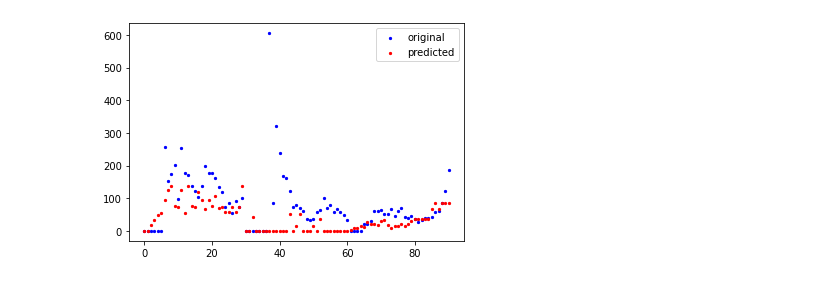
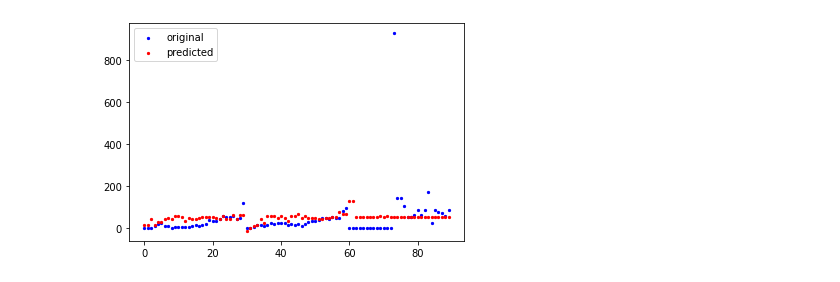
Before and after one commit to JumjieYang/COVID19-ML, a Jupyter notebook: predict.ipynb, the cells around one changed output. Cells and saved outputs as stored; diff of their text form; code cells hidden in the pictures.

```diff
--- a/predict.ipynb
+++ b/predict.ipynb
@@ -4,22 +4,15 @@ import pandas as pd
 import matplotlib.pyplot as plt
 
 from sklearn.neighbors import KNeighborsRegressor as KNN
-from sklearn.tree import DecisionTreeClassifier as DTC
 from sklearn.tree import DecisionTreeRegressor as DTR
 from sklearn import metrics
 from math import sqrt
 
 df = pd.read_csv('result.csv')
-# cols_drop = []
-# for col in df.columns.values:
-#     if df[col].isnull().sum() > 0:
-#         mean = df[col].mean()
-#         df[col].fillna(mean, inplace =True)
-# df = df.drop(cols_drop, axis=1)
 df = df.fillna(0)
 region = df.region_name.unique()
 def split_region(i):
-    val_state = np.array([region[2*i], region[2*i+1], region[2*i+2]])
+    val_state = np.array([region[3*i], region[3*i+1], region[3*i+2]])
     train = df.loc[~np.in1d(df['region_name'], val_state)]
     val = df.loc[np.in1d(df['region_name'], val_state)]
     return (train, val)
@@ -132,13 +110,13 @@ plt.plot(range(3,20),score_list)
 # %%
 knn = KNN(2)
 
-train, val = split_region(4)
+train, val = split_region(2)
 knn.fit(train.iloc[:,3:-1], train.iloc[:,-1])
 pred = knn.predict(val.iloc[:,3:-1])
 
 plt.scatter(range(len(val.iloc[:,-1])), val.iloc[:,-1], s=5, color="blue", label="original")
 plt.scatter(range(len(val.iloc[:,-1])), pred, s=5, color="red", label="predicted")
 plt.legend()
 plt.show()
 # %% [output]
-[figure, old version]
+[figure, new version]
```
Also changed, not shown: parts of 7 cells of this notebook, 2 other files.
